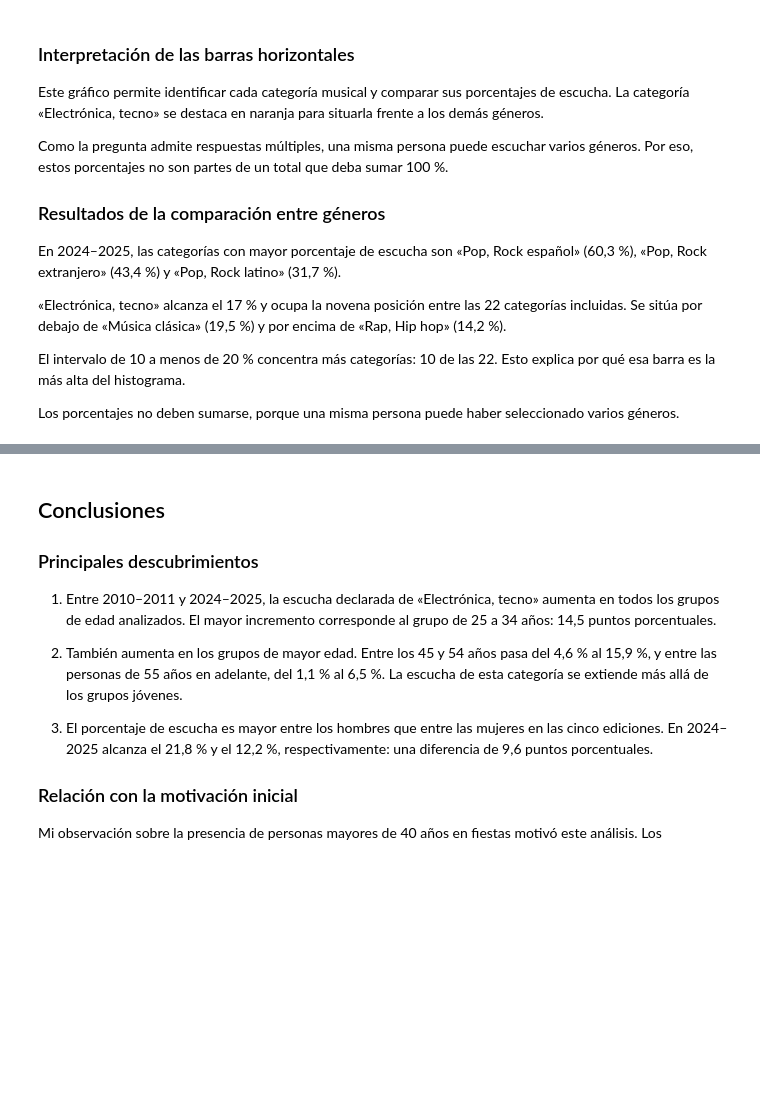
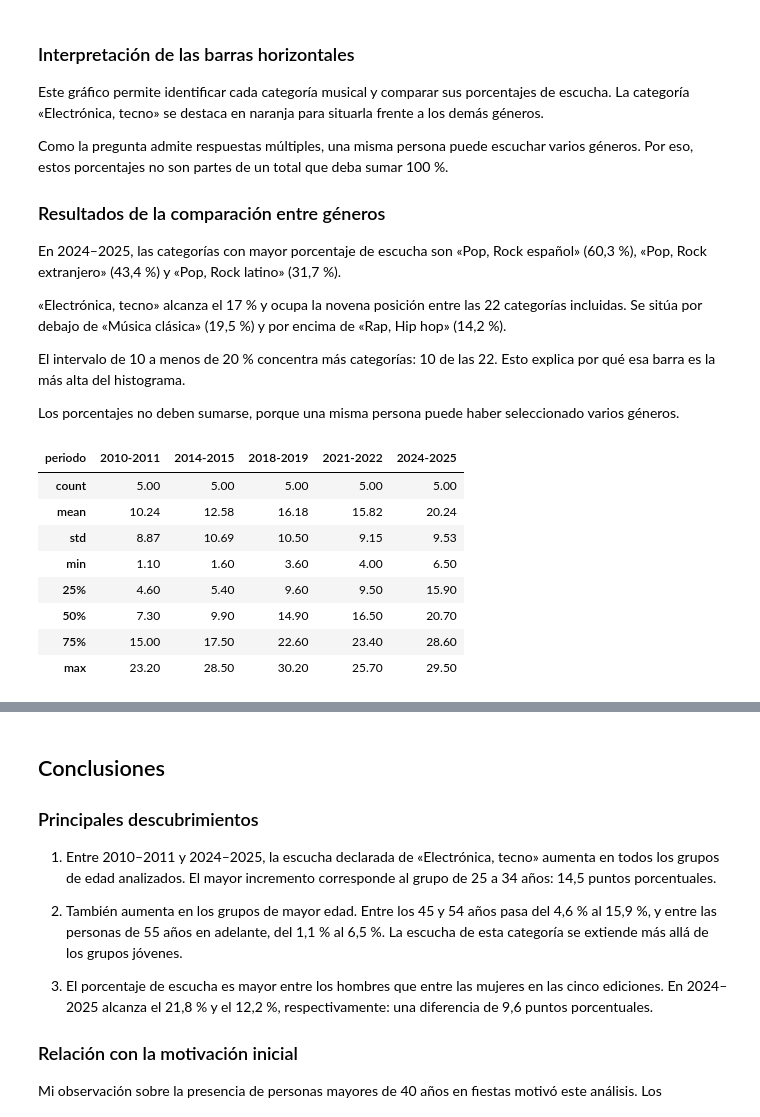
Before and after one commit to silvinalucerobcn-spec/el-techno-no-tiene-edad, a Jupyter notebook: EDA_Techno_No_Tiene_Edad.ipynb, the cells around one changed output, grey strips where cells are left out. Saved outputs shown, nothing was run; the diff lists cells and outputs as text; code cells hidden in the pictures; blank space fills up the shorter version.

```diff
--- a/EDA_Techno_No_Tiene_Edad.ipynb
+++ b/EDA_Techno_No_Tiene_Edad.ipynb
@@ -651,3 +651,18 @@ del histograma.
 
 Los porcentajes no deben sumarse, porque una misma persona
 puede haber seleccionado varios géneros.
+# %%
+# Resumimos los porcentajes de los cinco grupos de edad por periodo.
+# describe() calcula cantidad, media, desviación, mínimo,
+# cuartiles y máximo.
+display(tabla_edades.describe().round(2))
+# %% [output]
+| periodo | 2010-2011 | 2014-2015 | 2018-2019 | 2021-2022 | 2024-2025 |
+| count | 5.00 | 5.00 | 5.00 | 5.00 | 5.00 |
+| mean | 10.24 | 12.58 | 16.18 | 15.82 | 20.24 |
+| std | 8.87 | 10.69 | 10.50 | 9.15 | 9.53 |
+| min | 1.10 | 1.60 | 3.60 | 4.00 | 6.50 |
+| 25% | 4.60 | 5.40 | 9.60 | 9.50 | 15.90 |
+| 50% | 7.30 | 9.90 | 14.90 | 16.50 | 20.70 |
+| 75% | 15.00 | 17.50 | 22.60 | 23.40 | 28.60 |
+| max | 23.20 | 28.50 | 30.20 | 25.70 | 29.50 |
```
Also changed, not shown: parts of 1 cell of this notebook.
